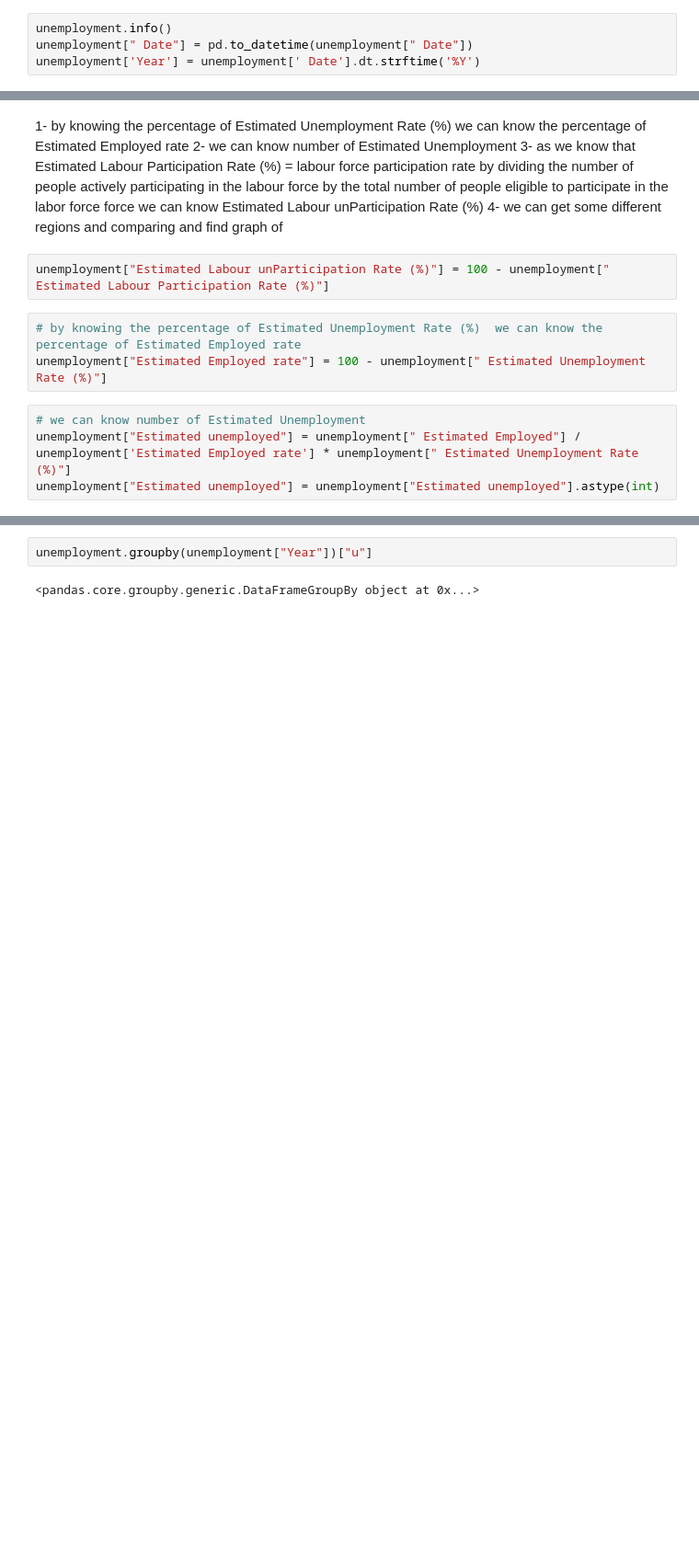
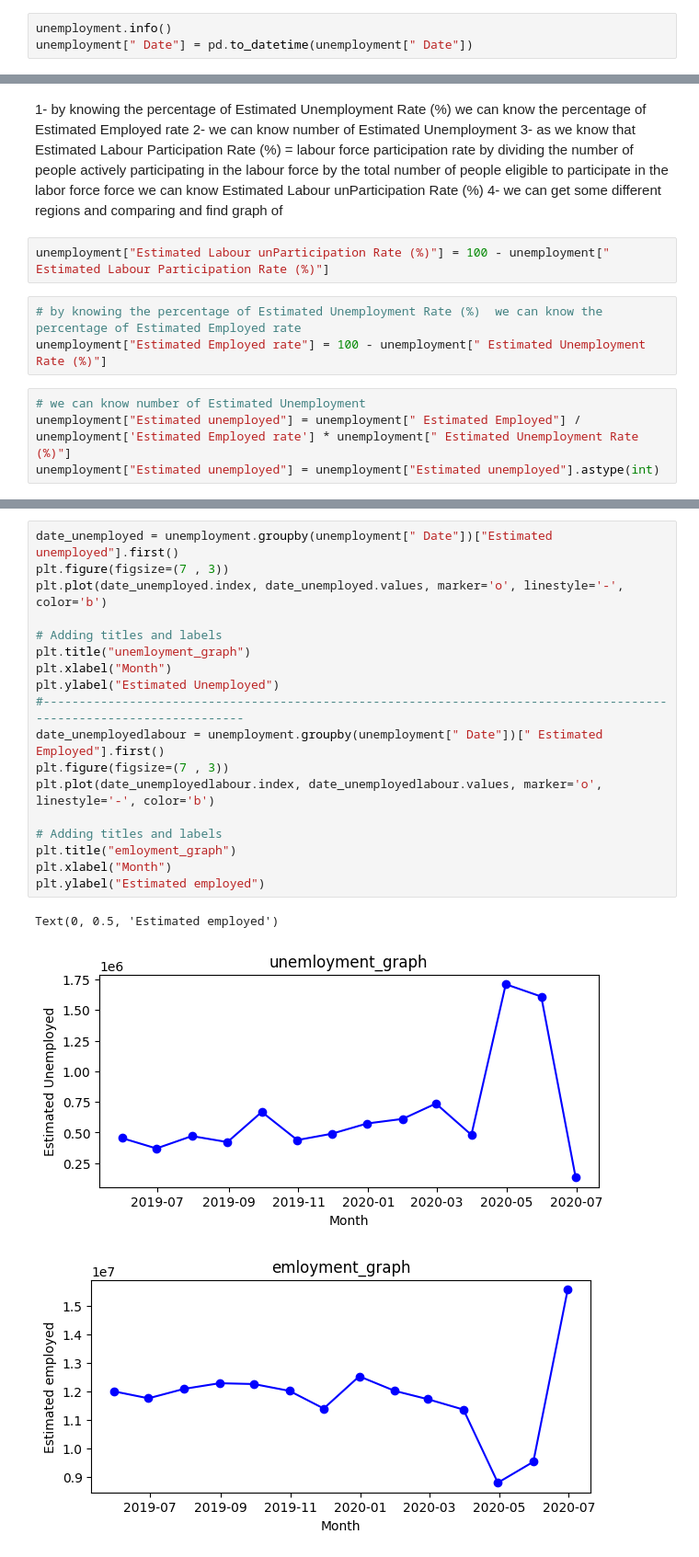
Before and after one commit to zyad-khaled/COGNORISE, a Jupyter notebook: FirstTask.ipynb, the cells around one changed output, grey strips where cells are left out. Shown at 92% size. Cells and saved outputs as stored; diff of their text form; blank space fills up the shorter version.

```diff
--- a/FirstTask.ipynb
+++ b/FirstTask.ipynb
@@ -30,4 +40,3 @@ unemployment.duplicated().sum()
 # %%
 unemployment.info()
 unemployment[" Date"] = pd.to_datetime(unemployment[" Date"])
-unemployment['Year'] = unemployment[' Date'].dt.strftime('%Y')
@@ -57,5 +87,23 @@ Index(['Region', ' Date', ' Frequency', ' Estimated Unemployment Rate (%)',
       dtype='object')
-# %%
-unemployment.groupby(unemployment["Year"])["u"]
-# %% [output]
-<pandas.core.groupby.generic.DataFrameGroupBy object at 0x...>
+# %%
+date_unemployed = unemployment.groupby(unemployment[" Date"])["Estimated unemployed"].first()
+plt.figure(figsize=(7 , 3))
+plt.plot(date_unemployed.index, date_unemployed.values, marker='o', linestyle='-', color='b')
+
+# Adding titles and labels
+plt.title("unemloyment_graph")
+plt.xlabel("Month")
+plt.ylabel("Estimated Unemployed")
+#--------------------------------------------------------------------------------------------------------------------
+date_unemployedlabour = unemployment.groupby(unemployment[" Date"])[" Estimated Employed"].first()
+plt.figure(figsize=(7 , 3))
+plt.plot(date_unemployedlabour.index, date_unemployedlabour.values, marker='o', linestyle='-', color='b')
+
+# Adding titles and labels
+plt.title("emloyment_graph")
+plt.xlabel("Month")
+plt.ylabel("Estimated employed")
+# %% [output]
+Text(0, 0.5, 'Estimated employed')
+[figure, added]
+[figure, added]
```
Also changed, not shown: parts of 5 cells of this notebook.
